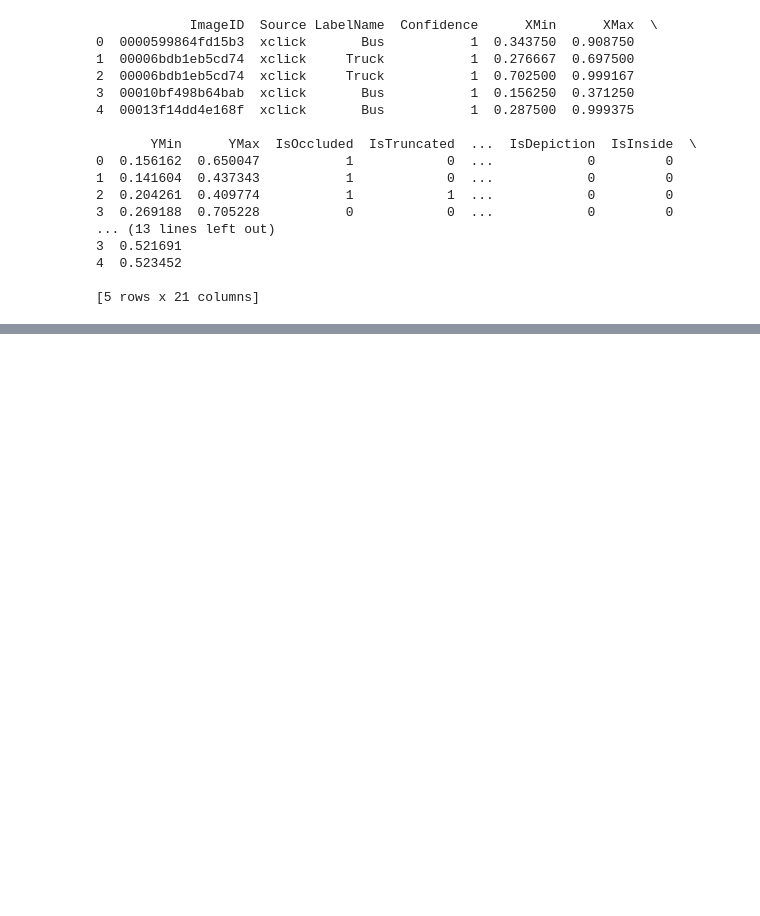
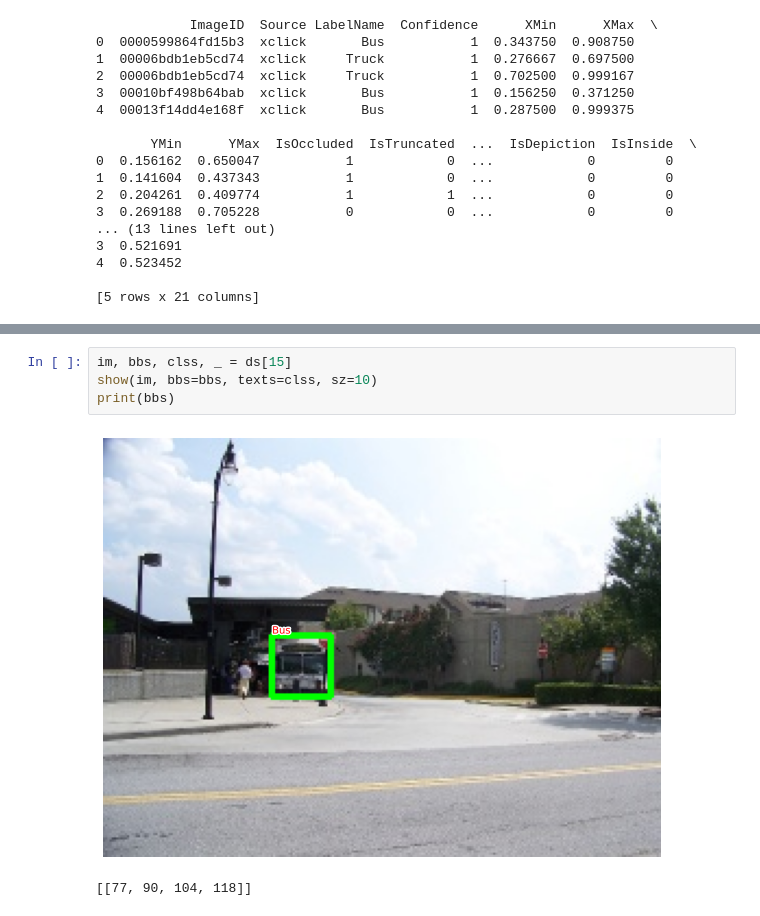
Before and after one commit to nsrinidhibhat/Computer-Vision-Projects, a Jupyter notebook: objectdetection-using-rcnn.ipynb, the cells around one changed output, grey strips where cells are left out. Cells and saved outputs as stored; diff of their text form; blank space fills up the shorter version.

```diff
--- a/objectdetection-using-rcnn.ipynb
+++ b/objectdetection-using-rcnn.ipynb
@@ -339,0 +66,7 @@ test_predictions(fpath)
+# %%
+im, bbs, clss, _ = ds[15]
+show(im, bbs=bbs, texts=clss, sz=10)
+print(bbs)
+# %% [output]
+[figure, added]
+[[77, 90, 104, 118]]
```
Also changed, not shown: parts of 46 cells of this notebook.
